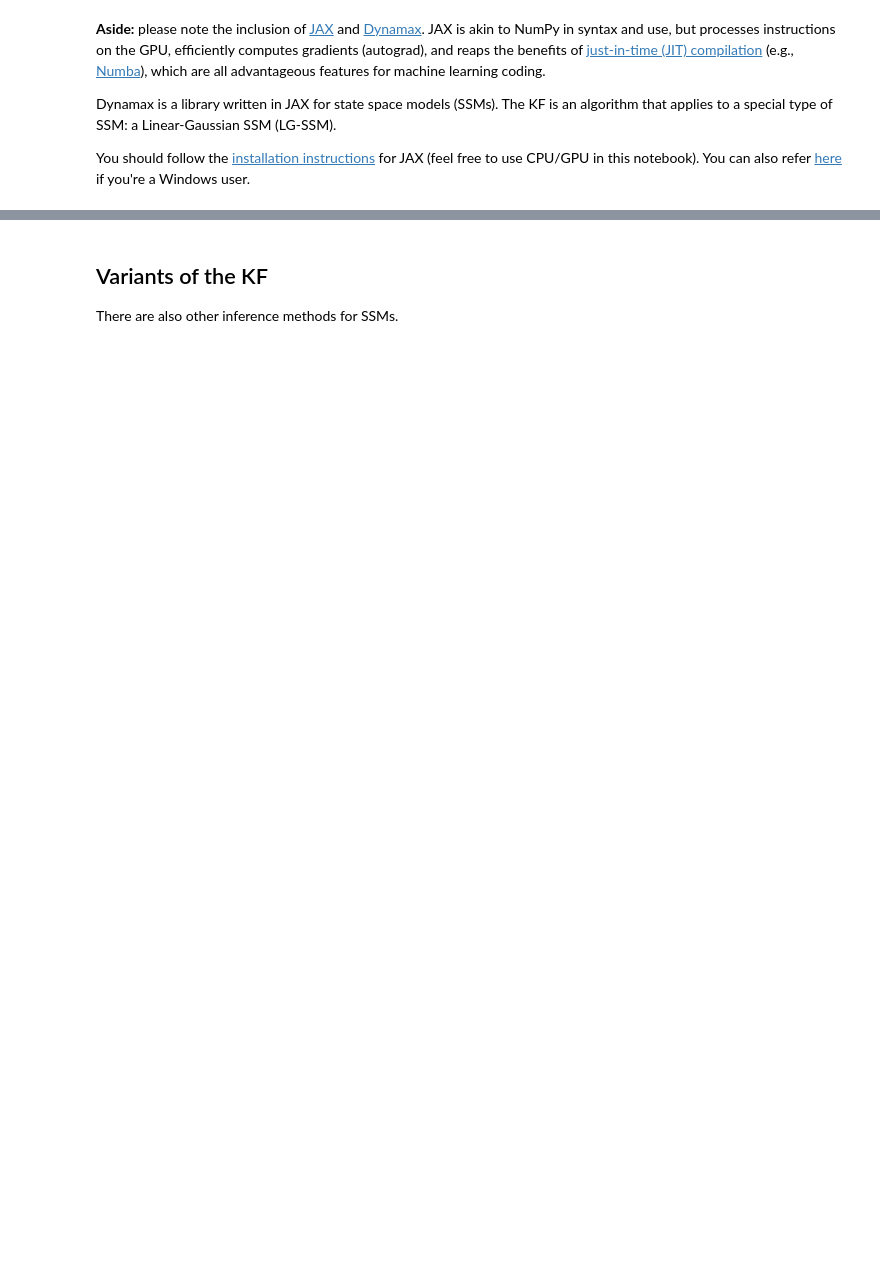
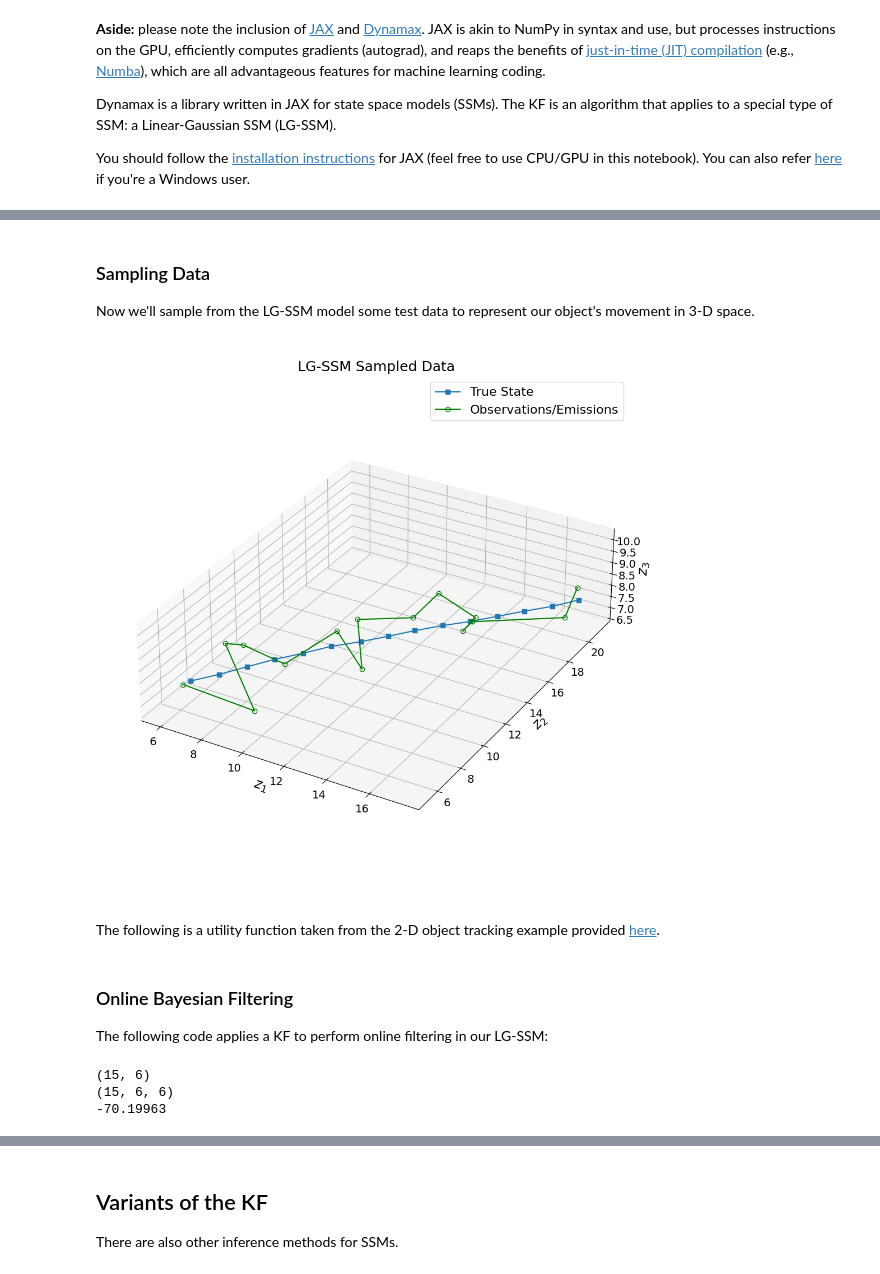
Before and after one commit to mazrk7/machine_learning_resources, a Jupyter notebook: notebooks/dynamic_bayes_nets/kalman_filter.ipynb, the cells around one changed output, grey strips where cells are left out. Saved outputs shown, nothing was run; the diff lists cells and outputs as text; code cells hidden in the pictures; blank space fills up the shorter version.

Commit message:
Adding KF tracking single object code

```diff
--- a/notebooks/dynamic_bayes_nets/kalman_filter.ipynb
+++ b/notebooks/dynamic_bayes_nets/kalman_filter.ipynb
@@ -22,6 +22,9 @@ from dynamax.linear_gaussian_ssm import lgssm_smoother, lgssm_filter
 
 jnp.set_printoptions(suppress=True)
 
+# Set seed to generate reproducible "pseudo-randomness"
+key = jr.PRNGKey(7)
+
 plt.rc('font', size=22)          # controls default text sizes
 plt.rc('axes', titlesize=18)     # fontsize of the axes title
 plt.rc('axes', labelsize=18)     # fontsize of the x and y labels
@@ -153,0 +268,28 @@ where $\mathbf{K}_{t}$ is the <b>Kalman gain matrix</b>, while $\boldsymbol{\mu}
+# %% [markdown]
+### Sampling Data
+
+Now we'll sample from the LG-SSM model some test data to represent our object's movement in 3-D space.
+# %%
+num_timesteps = 15
+z_t, x_t = lgssm.sample(params, key, num_timesteps)
+
+fig = plt.figure(figsize=(10, 10))
+ax_3d = fig.add_subplot(111, projection='3d')
+
+# Plot data
+ax_3d.plot(z_t[:, 0], z_t[:, 1], z_t[:, 2], marker='s', color='C0', label="True State")
+ax_3d.plot(x_t[:, 0], x_t[:, 1], x_t[:, 2], marker='o', markerfacecolor='none', color='green', label="Observations/Emissions")
+ax_3d.set_xlabel(r"$z_1$")
+ax_3d.set_ylabel(r"$z_2$")
+ax_3d.set_zlabel(r"$z_3$")
+ax_3d.legend(loc='upper left')
+# Set equal axes for 3D plots
+ax_3d.set_box_aspect((jnp.ptp(x_t[:, 0]), jnp.ptp(x_t[:, 1]), jnp.ptp(x_t[:, 2])))
+
+plt.title("LG-SSM Sampled Data")
+plt.legend()
+plt.tight_layout()
+# %% [output]
+[figure, added]
+# %% [markdown]
+The following is a utility function taken from the 2-D object tracking example provided [here](https://probml.github.io/dynamax/notebooks/linear_gaussian_ssm/kf_tracking.html).
@@ -153,0 +324,13 @@ where $\mathbf{K}_{t}$ is the <b>Kalman gain matrix</b>, while $\boldsymbol{\mu}
+# %% [markdown]
+### Online Bayesian Filtering
+
+The following code applies a KF to perform online filtering in our LG-SSM:
+# %%
+lgssm_posterior = lgssm.filter(params, x_t) # Kalman filter
+print(lgssm_posterior.filtered_means.shape)
+print(lgssm_posterior.filtered_covariances.shape)
+print(lgssm_posterior.marginal_loglik)
+# %% [output]
+(15, 6)
+(15, 6, 6)
+-70.19963
```
Also changed, not shown: parts of 8 cells of this notebook.
